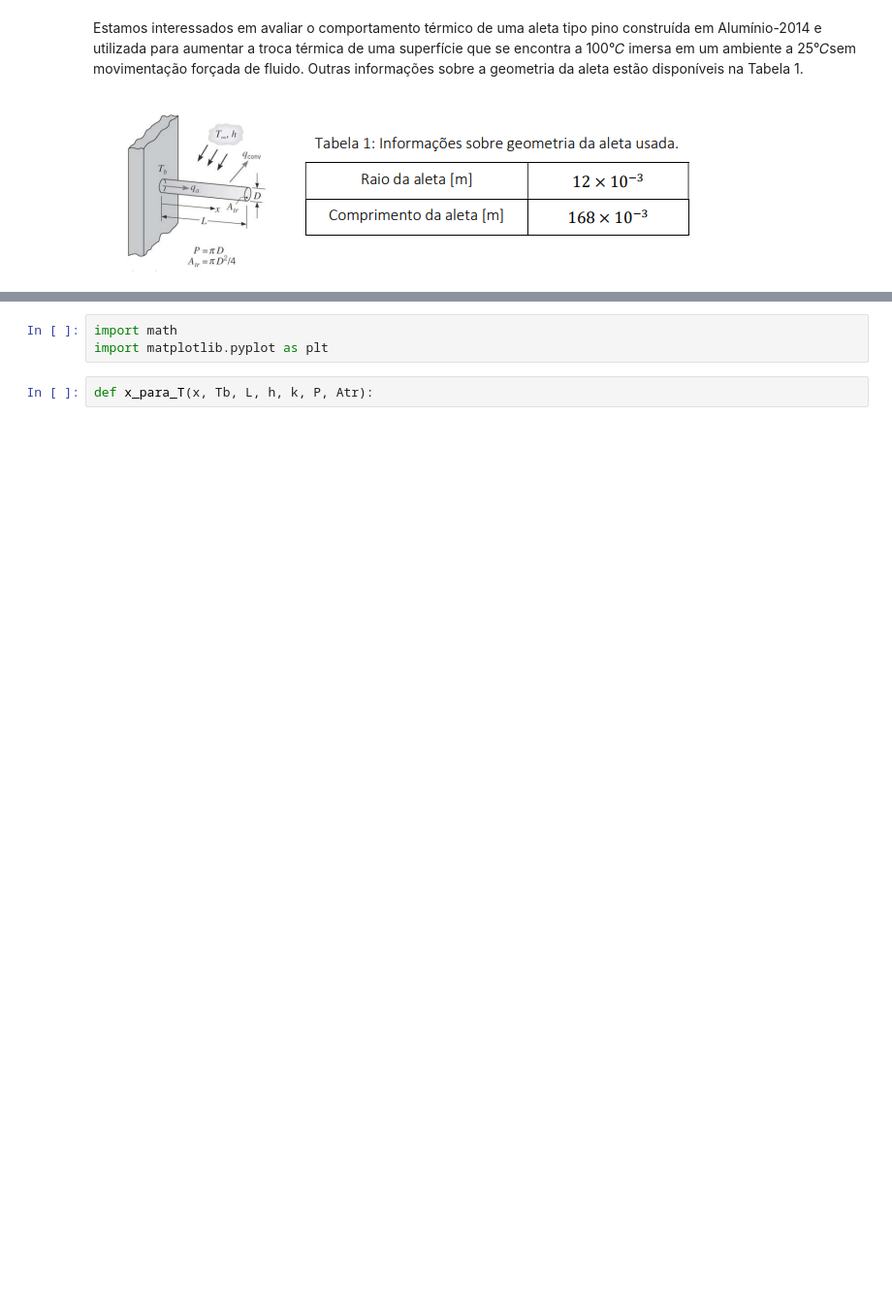
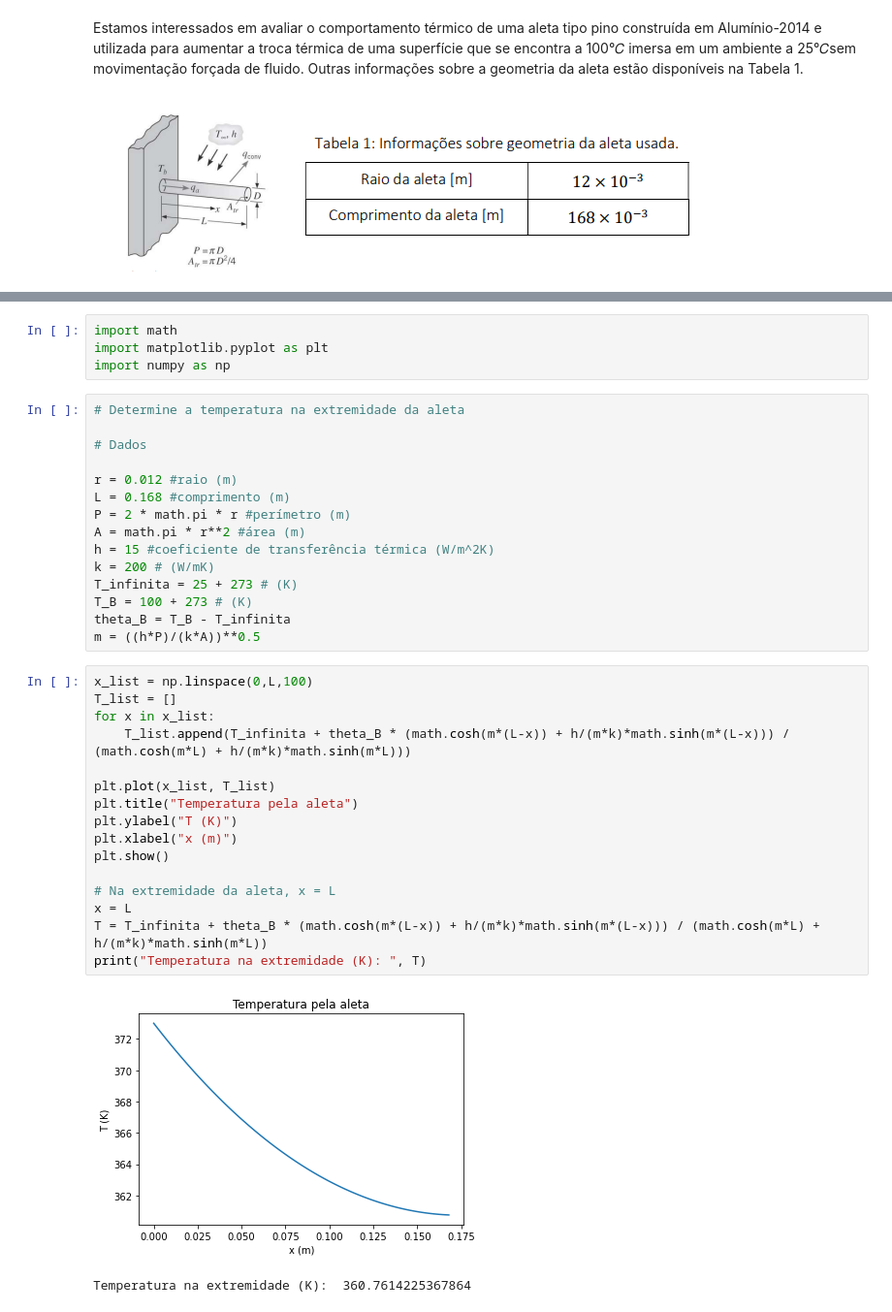
Before and after one commit to nataliaqmc/aps-1-mecsol, a Jupyter notebook: APS1.ipynb, the cells around one changed output, grey strips where cells are left out. Shown at 97% size. Drawn from its saved outputs; the diff is of its cells as text; blank space fills up the shorter version.

```diff
--- a/APS1.ipynb
+++ b/APS1.ipynb
@@ -6,5 +18,38 @@ Estamos interessados em avaliar o comportamento térmico de uma aleta tipo pino
 # %%
 import math
 import matplotlib.pyplot as plt
+import numpy as np
 # %%
-def x_para_T(x, Tb, L, h, k, P, Atr):
+# Determine a temperatura na extremidade da aleta
+
+# Dados
+
+r = 0.012 #raio (m)
+L = 0.168 #comprimento (m)
+P = 2 * math.pi * r #perímetro (m)
+A = math.pi * r**2 #área (m)
+h = 15 #coeficiente de transferência térmica (W/m^2K)
+k = 200 # (W/mK)
+T_infinita = 25 + 273 # (K)
+T_B = 100 + 273 # (K)
+theta_B = T_B - T_infinita
+m = ((h*P)/(k*A))**0.5
+# %%
+x_list = np.linspace(0,L,100)
+T_list = []
+for x in x_list:
+    T_list.append(T_infinita + theta_B * (math.cosh(m*(L-x)) + h/(m*k)*math.sinh(m*(L-x))) / (math.cosh(m*L) + h/(m*k)*math.sinh(m*L)))
+
+plt.plot(x_list, T_list)
+plt.title("Temperatura pela aleta")
+plt.ylabel("T (K)")
+plt.xlabel("x (m)")
+plt.show()
+
+# Na extremidade da aleta, x = L
+x = L
+T = T_infinita + theta_B * (math.cosh(m*(L-x)) + h/(m*k)*math.sinh(m*(L-x))) / (math.cosh(m*L) + h/(m*k)*math.sinh(m*L))
+print("Temperatura na extremidade (K): ", T)
+# %% [output]
+[figure, added]
+Temperatura na extremidade (K):  360.7614225367864
```
Also changed, not shown: parts of 5 cells of this notebook.
